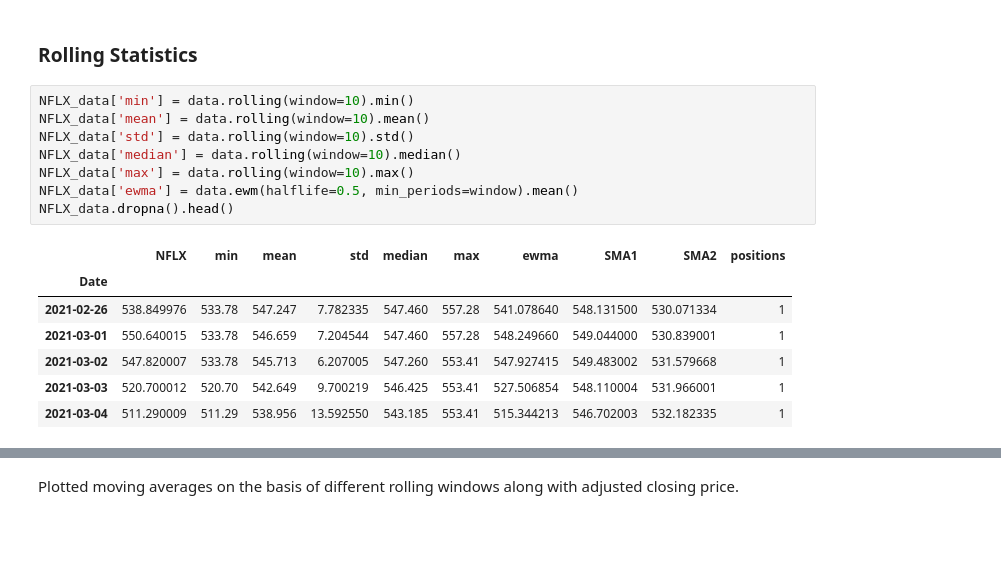
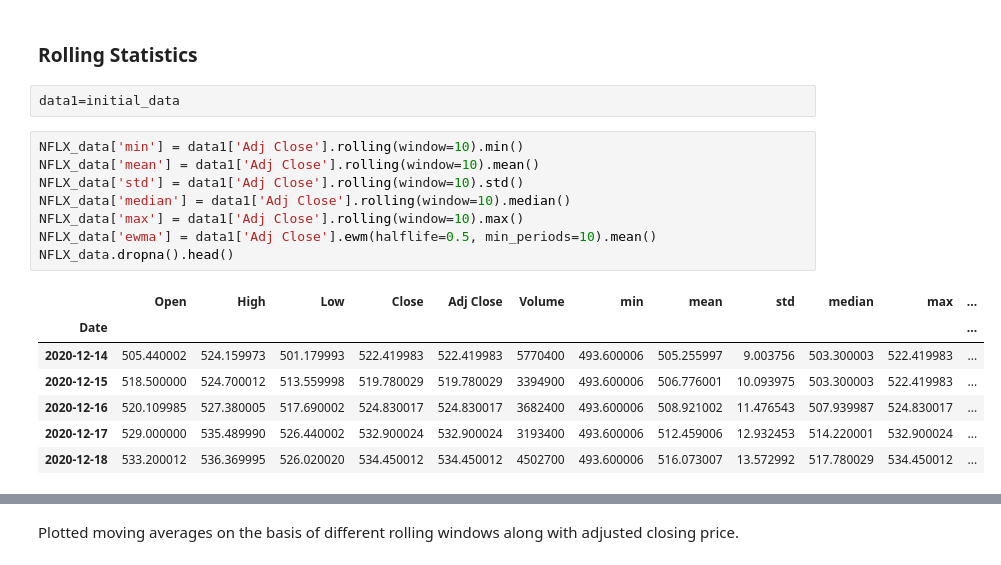
Before and after one commit to shreeyagurung/CMF_2021_Westminster, a Jupyter notebook: w1803003- Pricing a derivative option.ipynb, the cells around one changed output, grey strips where cells are left out. Drawn from its saved outputs; the diff is of its cells as text; blank space fills up the shorter version.

```diff
--- a/w1803003- Pricing a derivative option.ipynb
+++ b/w1803003- Pricing a derivative option.ipynb
@@ -127,22 +128,24 @@ rets.cumsum().apply(np.exp).plot(figsize=(10, 6))
 [figure]
 # %% [markdown]
 ### Rolling Statistics
+# %%
+data1=initial_data
 # %%
-NFLX_data['min'] = data.rolling(window=10).min()
-NFLX_data['mean'] = data.rolling(window=10).mean()
-NFLX_data['std'] = data.rolling(window=10).std()
-NFLX_data['median'] = data.rolling(window=10).median()
-NFLX_data['max'] = data.rolling(window=10).max()
-NFLX_data['ewma'] = data.ewm(halflife=0.5, min_periods=window).mean()
+NFLX_data['min'] = data1['Adj Close'].rolling(window=10).min()
+NFLX_data['mean'] = data1['Adj Close'].rolling(window=10).mean()
+NFLX_data['std'] = data1['Adj Close'].rolling(window=10).std()
+NFLX_data['median'] = data1['Adj Close'].rolling(window=10).median()
+NFLX_data['max'] = data1['Adj Close'].rolling(window=10).max()
+NFLX_data['ewma'] = data1['Adj Close'].ewm(halflife=0.5, min_periods=10).mean()
 NFLX_data.dropna().head()
 # %% [output]
-|  | NFLX | min | mean | std | median | max | ewma | SMA1 | SMA2 | positions |
-| Date |  |  |  |  |  |  |  |  |  |  |
-| 2021-02-26 | 538.849976 | 533.78 | 547.247 | 7.782335 | 547.460 | 557.28 | 541.078640 | 548.131500 | 530.071334 | 1 |
-| 2021-03-01 | 550.640015 | 533.78 | 546.659 | 7.204544 | 547.460 | 557.28 | 548.249660 | 549.044000 | 530.839001 | 1 |
-| 2021-03-02 | 547.820007 | 533.78 | 545.713 | 6.207005 | 547.260 | 553.41 | 547.927415 | 549.483002 | 531.579668 | 1 |
-| 2021-03-03 | 520.700012 | 520.70 | 542.649 | 9.700219 | 546.425 | 553.41 | 527.506854 | 548.110004 | 531.966001 | 1 |
-| 2021-03-04 | 511.290009 | 511.29 | 538.956 | 13.592550 | 543.185 | 553.41 | 515.344213 | 546.702003 | 532.182335 | 1 |
+|  | Open | High | Low | Close | Adj Close | Volume | min | mean | std | median | max | ... |
+| Date |  |  |  |  |  |  |  |  |  |  |  | ... |
+| 2020-12-14 | 505.440002 | 524.159973 | 501.179993 | 522.419983 | 522.419983 | 5770400 | 493.600006 | 505.255997 | 9.003756 | 503.300003 | 522.419983 | ... |
+| 2020-12-15 | 518.500000 | 524.700012 | 513.559998 | 519.780029 | 519.780029 | 3394900 | 493.600006 | 506.776001 | 10.093975 | 503.300003 | 522.419983 | ... |
+| 2020-12-16 | 520.109985 | 527.380005 | 517.690002 | 524.830017 | 524.830017 | 3682400 | 493.600006 | 508.921002 | 11.476543 | 507.939987 | 524.830017 | ... |
+| 2020-12-17 | 529.000000 | 535.489990 | 526.440002 | 532.900024 | 532.900024 | 3193400 | 493.600006 | 512.459006 | 12.932453 | 514.220001 | 532.900024 | ... |
+| 2020-12-18 | 533.200012 | 536.369995 | 526.020020 | 534.450012 | 534.450012 | 4502700 | 493.600006 | 516.073007 | 13.572992 | 517.780029 | 534.450012 | ... |
 # %%
 ax = NFLX_data[['min', 'mean', 'max']].iloc[-200:].plot(figsize=(10, 6), style=['g--', 'r--', 'g--'], lw=0.8)
 data.iloc[-200:].plot(ax=ax, lw=2.0)
```
Also changed, not shown: parts of 12 cells of this notebook.
